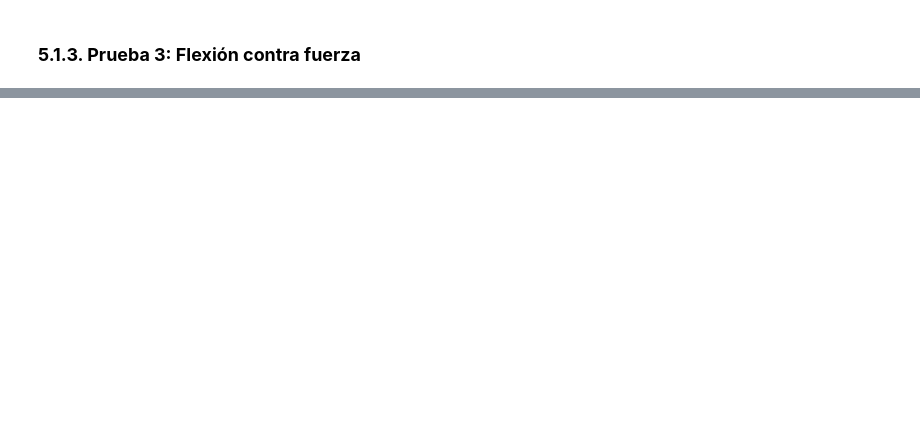
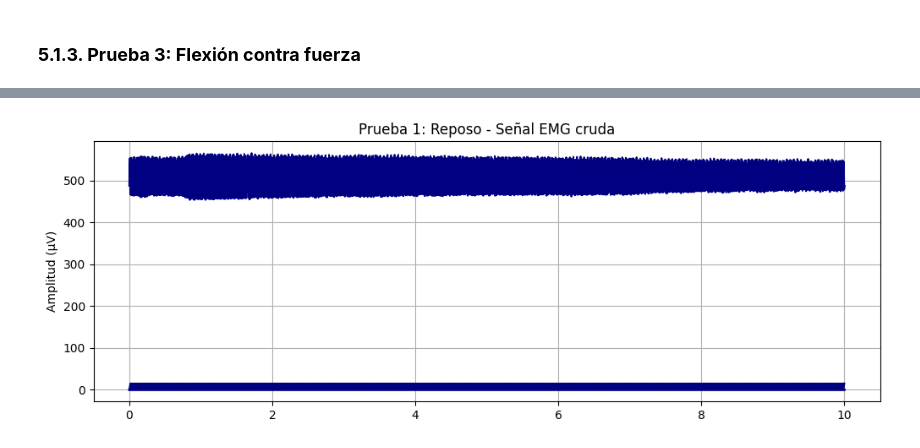
Before and after one commit to Andres-Landeo/GRUPO-09-ISB-2025-II, a Jupyter notebook: Laboratorios/Laboratorio 3 - Adquisición de señales EMG con BITalino/Informe.ipynb, the cells around one changed output, grey strips where cells are left out. Drawn from its saved outputs; the diff is of its cells as text; code cells hidden in the pictures; blank space fills up the shorter version.

```diff
--- a/Laboratorios/Laboratorio 3 - Adquisición de señales EMG con BITalino/Informe.ipynb
+++ b/Laboratorios/Laboratorio 3 - Adquisición de señales EMG con BITalino/Informe.ipynb
@@ -117,0 +122,22 @@ plt.show()
+# %%
+# Definir frecuencia de muestreo
+Fs2 = 1000   # Hz
+
+# Cargar datos
+emg2 = np.loadtxt("Señales Bitalino/EMG_pulgar_final.txt")
+
+# Vector de tiempo completo
+t = np.arange(len(emg2)) / Fs2
+
+# Prueba 1: Reposo
+inicio = int(0 * Fs2)
+fin    = int(10 * Fs2)
+
+plt.figure(figsize=(12, 4))
+plt.plot(t[inicio:fin], emg2[inicio:fin], color="navy")
+plt.title("Prueba 1: Reposo - Señal EMG cruda")
+plt.ylabel("Amplitud (µV)")
+plt.grid(True)
+plt.show()
+# %% [output]
+[figure, added]
```
Also changed, not shown: parts of 15 cells of this notebook.
